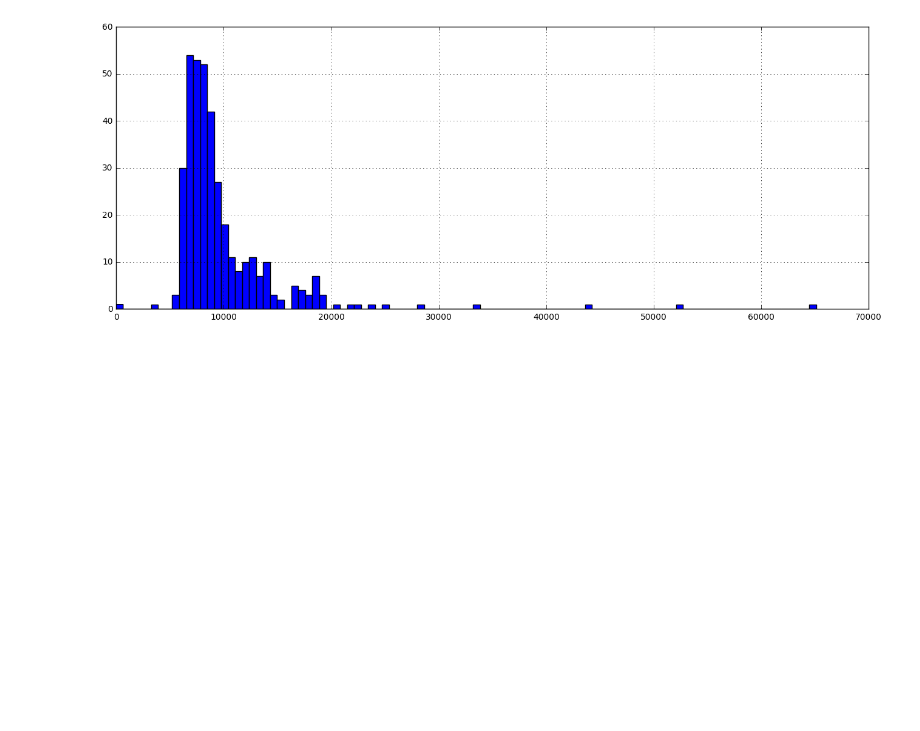
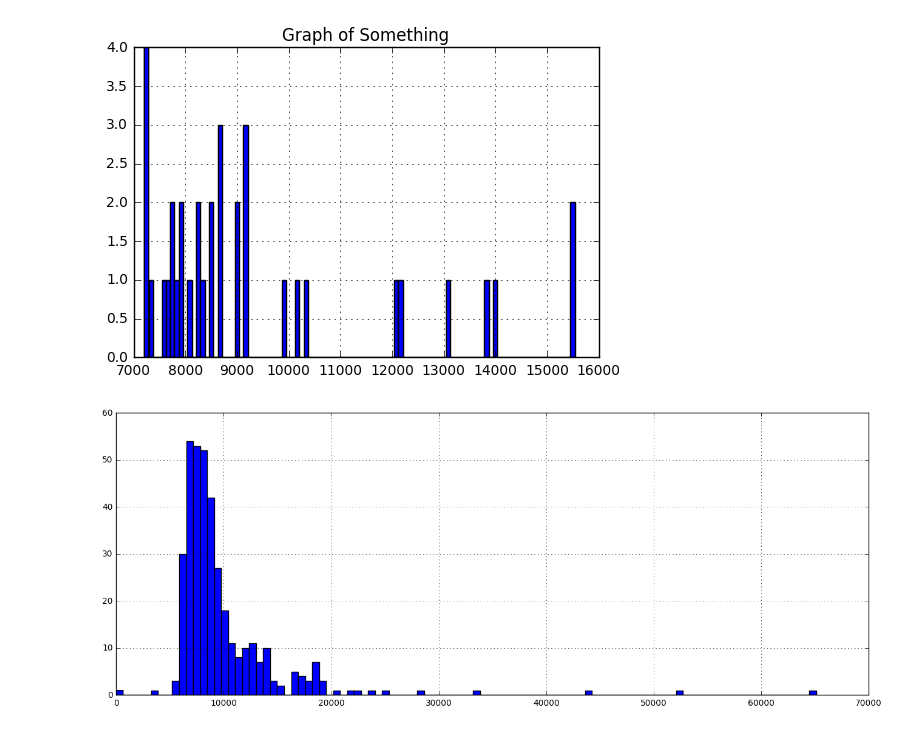
Before and after one commit to alangrafu/oregon-education-costs, a Jupyter notebook: Education costs in Oregon.ipynb, the cells around one changed output. Saved outputs shown, nothing was run; the diff lists cells and outputs as text; code cells hidden in the pictures; blank space fills up the shorter version.

```diff
--- a/Education costs in Oregon.ipynb
+++ b/Education costs in Oregon.ipynb
@@ -21,3 +112,14 @@ import matplotlib.pyplot as plt
+# %%
+# Operating Cost Per Student by County (median)
+
+medians['Operating Cost Per Student'].hist(bins=100)
+
+
+# df['Operating Cost Per Student'].hist(bins=100)
+plt.title("Graph of Something")
+plt.show()
+# %% [output]
+[figure, added]
 # %%
 plt.figure(figsize=(16,6))
 df['Operating Cost Per Student'].hist(bins=100)
```
Also changed, not shown: parts of 23 cells of this notebook.
